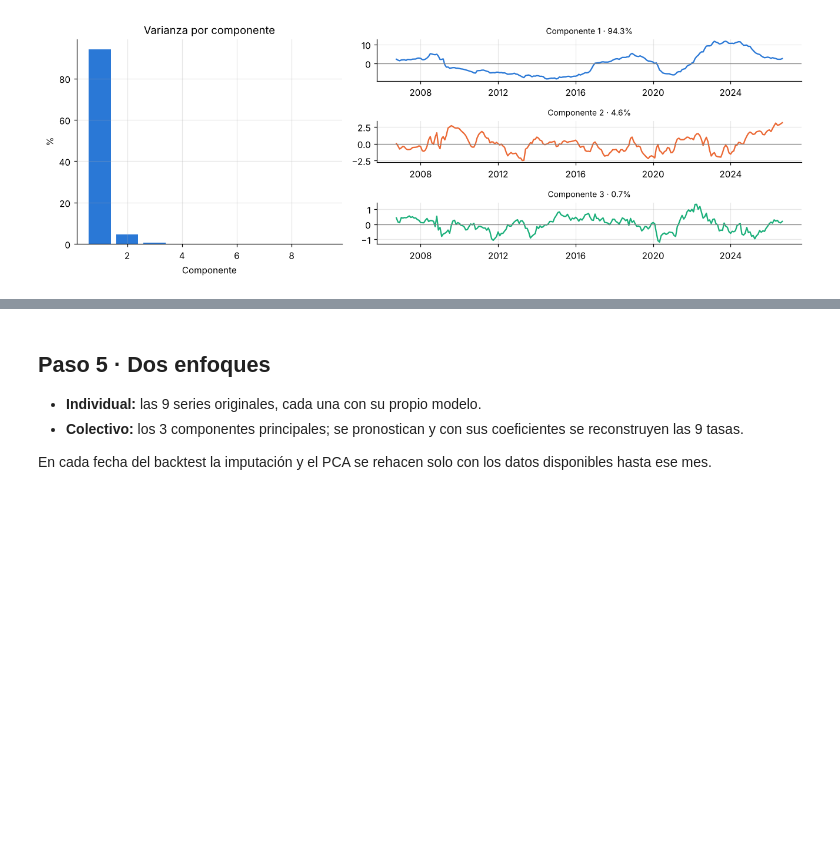
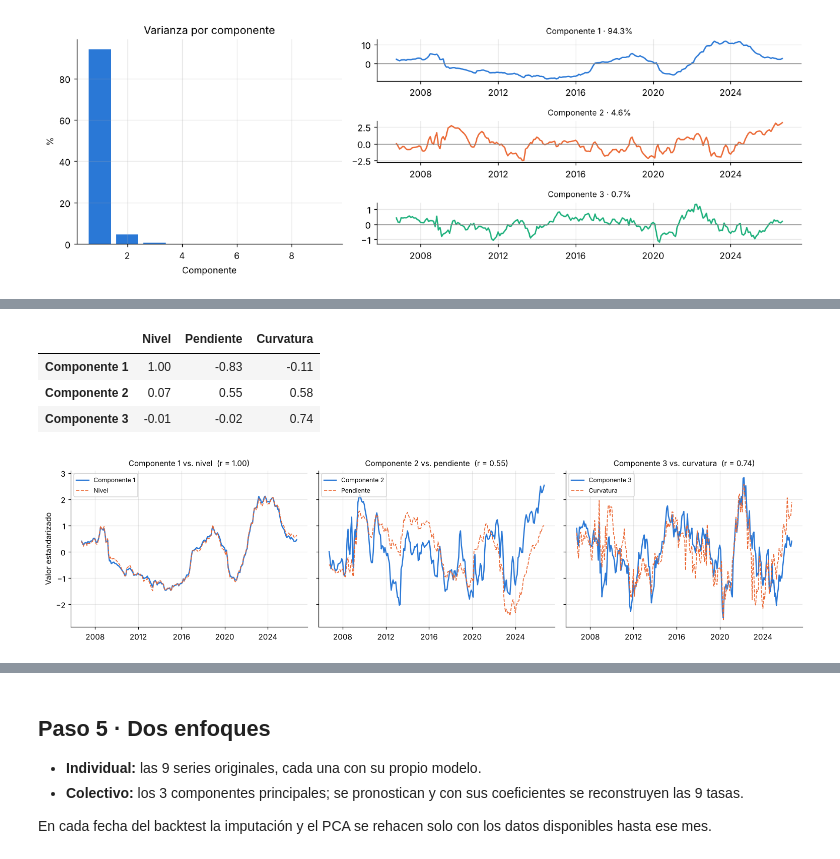
Before and after one commit to ikerbalipro/CurvaNominalMexicana-, a Jupyter notebook: curva_nominal.ipynb, the cells around one changed output, grey strips where cells are left out. Saved outputs shown, nothing was run; the diff lists cells and outputs as text; code cells hidden in the pictures; blank space fills up the shorter version.

```diff
--- a/curva_nominal.ipynb
+++ b/curva_nominal.ipynb
@@ -226,0 +229,20 @@ En cambios mensuales, tres componentes explican: 77.6 %
+# %%
+Dz = pd.DataFrame(Z, columns=S, index=W.index)
+medidas = {"Nivel": Dz.mean(axis=1), "Pendiente": Dz.M30 - Dz.C28, "Curvatura": 2 * Dz.M5 - Dz.C28 - Dz.M30}
+corr_med = pd.DataFrame({k: [np.corrcoef(F[:, j], v)[0, 1] for j in range(3)] for k, v in medidas.items()},
+                        index=["Componente 1", "Componente 2", "Componente 3"])
+display(corr_med.round(2))
+
+zs = lambda x: (np.asarray(x) - np.mean(x)) / np.std(x)
+fig, ax = plt.subplots(1, 3, figsize=(14, 3.6), sharey=True)
+for j, (a, k) in enumerate(zip(ax, medidas)):
+    a.plot(W.index, zs(F[:, j]), color=BLUE, lw=1.6, label=f"Componente {j+1}")
+    a.plot(W.index, zs(medidas[k]), color=ORANGE, ls="--", lw=1.1, label=k)
+    a.set_title(f"Componente {j+1} vs. {k.lower()}  (r = {corr_med.iloc[j][k]:.2f})", fontsize=10); a.legend(fontsize=8, loc="upper left")
+ax[0].set_ylabel("Valor estandarizado"); plt.tight_layout(); plt.show()
+# %% [output]
+|  | Nivel | Pendiente | Curvatura |
+| Componente 1 | 1.00 | -0.83 | -0.11 |
+| Componente 2 | 0.07 | 0.55 | 0.58 |
+| Componente 3 | -0.01 | -0.02 | 0.74 |
+[figure, added]
```
Also changed, not shown: parts of 8 cells of this notebook, 1 other file.
